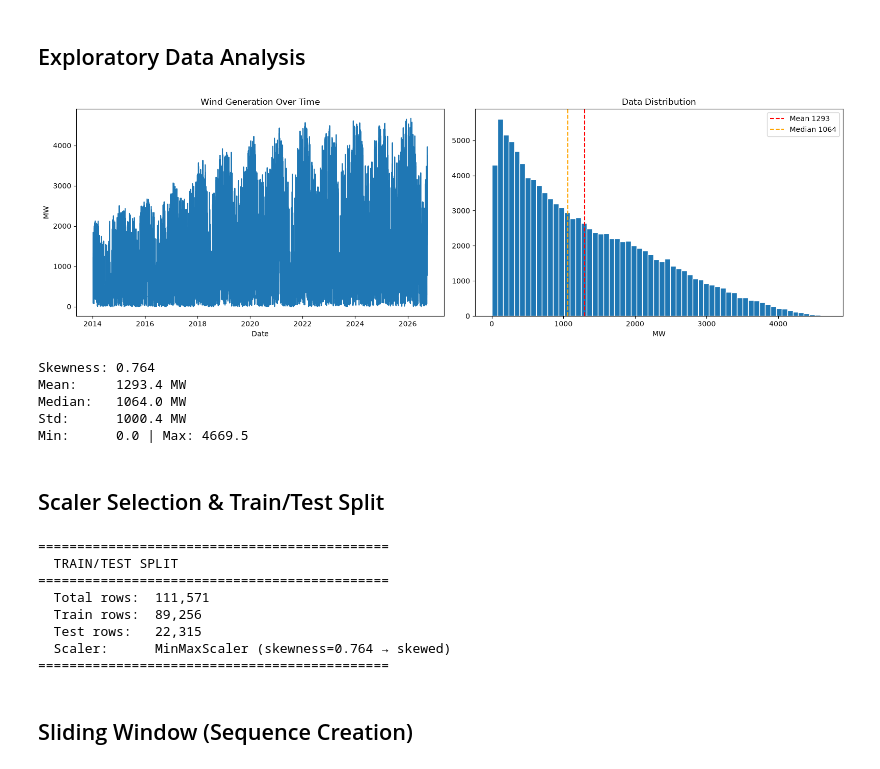
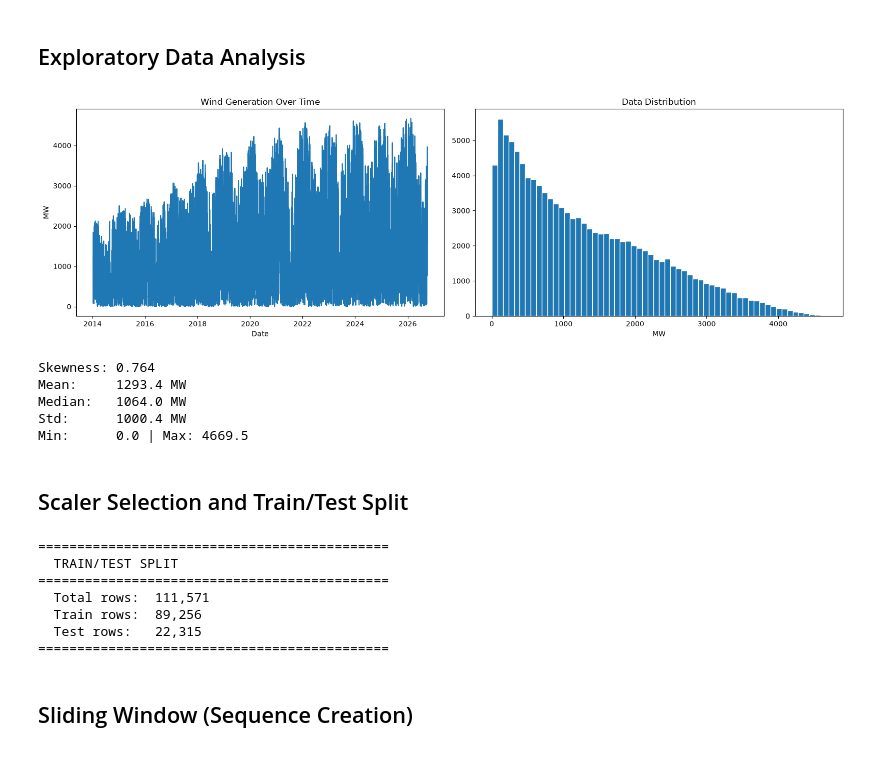
Before and after one commit to 2026004/2026004_CA1, a Jupyter notebook: 2026004_CA1_ADA_LSTM.ipynb, the cells around one changed output. Drawn from its saved outputs; the diff is of its cells as text; code cells hidden in the pictures.

```diff
--- a/2026004_CA1_ADA_LSTM.ipynb
+++ b/2026004_CA1_ADA_LSTM.ipynb
@@ -51,48 +51,45 @@ Hourly shape: (111571, 1)
 # %%
 wind = df_hourly["Wind Generation (MW)"]
 
 fig, axes = plt.subplots(1, 2, figsize=(16, 5))
 
+# Visualise wind generation over time
 axes[0].plot(wind)
 axes[0].set_title("Wind Generation Over Time")
 axes[0].set_xlabel("Date")
 axes[0].set_ylabel("MW")
 
+# Wind Generation Data Distribution
 axes[1].hist(wind, bins=60, edgecolor="white")
 axes[1].set_title("Data Distribution")
 axes[1].set_xlabel("MW")
-axes[1].axvline(wind.mean(),   color="red",    linestyle="--", label=f"Mean {wind.mean():.0f}")
-axes[1].axvline(wind.median(), color="orange", linestyle="--", label=f"Median {wind.median():.0f}")
-axes[1].legend()
 
 plt.tight_layout()
 plt.show()
 
 print(f"Skewness: {wind.skew():.3f}")
 print(f"Mean:     {wind.mean():.1f} MW")
 print(f"Median:   {wind.median():.1f} MW")
 print(f"Std:      {wind.std():.1f} MW")
 print(f"Min:      {wind.min():.1f} | Max: {wind.max():.1f}")
 # %% [output]
-[figure, old version]
+[figure, new version]
 Skewness: 0.764
 Mean:     1293.4 MW
 Median:   1064.0 MW
 Std:      1000.4 MW
 Min:      0.0 | Max: 4669.5
 # %% [markdown]
-## Scaler Selection & Train/Test Split
+## Scaler Selection and Train/Test Split
 # %%
-# Skewness = 0.764 (right skew) → MinMaxScaler selected
-# Rule: Skewed distribution → MinMaxScaler (David’s Tutorial 5 guidelines)
-# Source: Tutorial 5 (c).ipynb — Normalizing Features section
+# Skewness = 0.764 (right skew) MinMaxScaler selected
 
 scaler = MinMaxScaler()
 
 wind_values = df_hourly[["Wind Generation (MW)"]].values
 wind_scaled = scaler.fit_transform(wind_values)
 
-# Temporal train/test split — 80/20, no shuffle (time series integrity)
+# Temporal train/test split - 80/20, no shuffle (time series)
 split = int(len(wind_scaled) * 0.8)
 train_scaled = wind_scaled[:split]
 test_scaled  = wind_scaled[split:]
@@ -103,7 +100,6 @@ print(f"{'='*45}")
 print(f"  Total rows:  {len(wind_scaled):,}")
 print(f"  Train rows:  {len(train_scaled):,}")
 print(f"  Test rows:   {len(test_scaled):,}")
-print(f"  Scaler:      MinMaxScaler (skewness=0.764 → skewed)")
 print(f"{'='*45}")
 # %% [output]
 =============================================
@@ -112,7 +108,6 @@ print(f"{'='*45}")
   Total rows:  111,571
   Train rows:  89,256
   Test rows:   22,315
-  Scaler:      MinMaxScaler (skewness=0.764 → skewed)
 =============================================
 # %% [markdown]
 ## Sliding Window (Sequence Creation)
```
Also changed, not shown: parts of 4 cells of this notebook.
